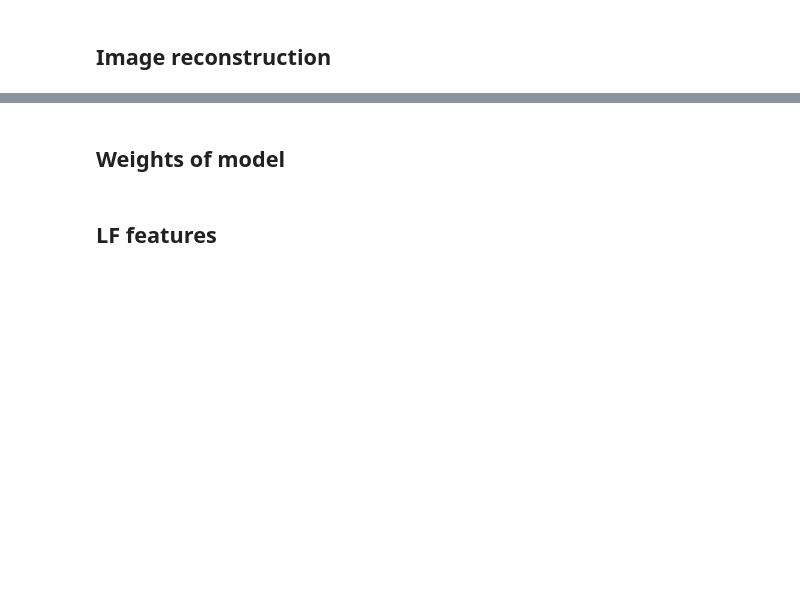
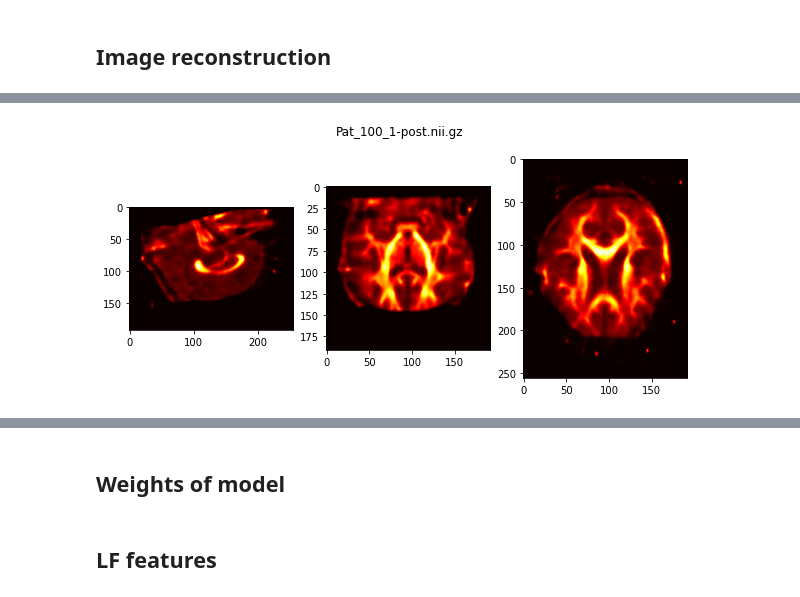
Before and after one commit to Hadi2468/DTI_Clustering, a Jupyter notebook: LF_124.ipynb, the cells around one changed output, grey strips where cells are left out. Cells and saved outputs as stored; diff of their text form; code cells hidden in the pictures; blank space fills up the shorter version.

```diff
--- a/LF_124.ipynb
+++ b/LF_124.ipynb
@@ -246,0 +197,5 @@ Start Time = 2021_02_09___01_53
+# %%
+# All 124 training with no validation for 1500 epochs
+HPC2_T124_e1500___2021_02_21___16_34
+# %% [output]
+[figure, added]
```
Also changed, not shown: parts of 37 cells of this notebook, 47 other files.
